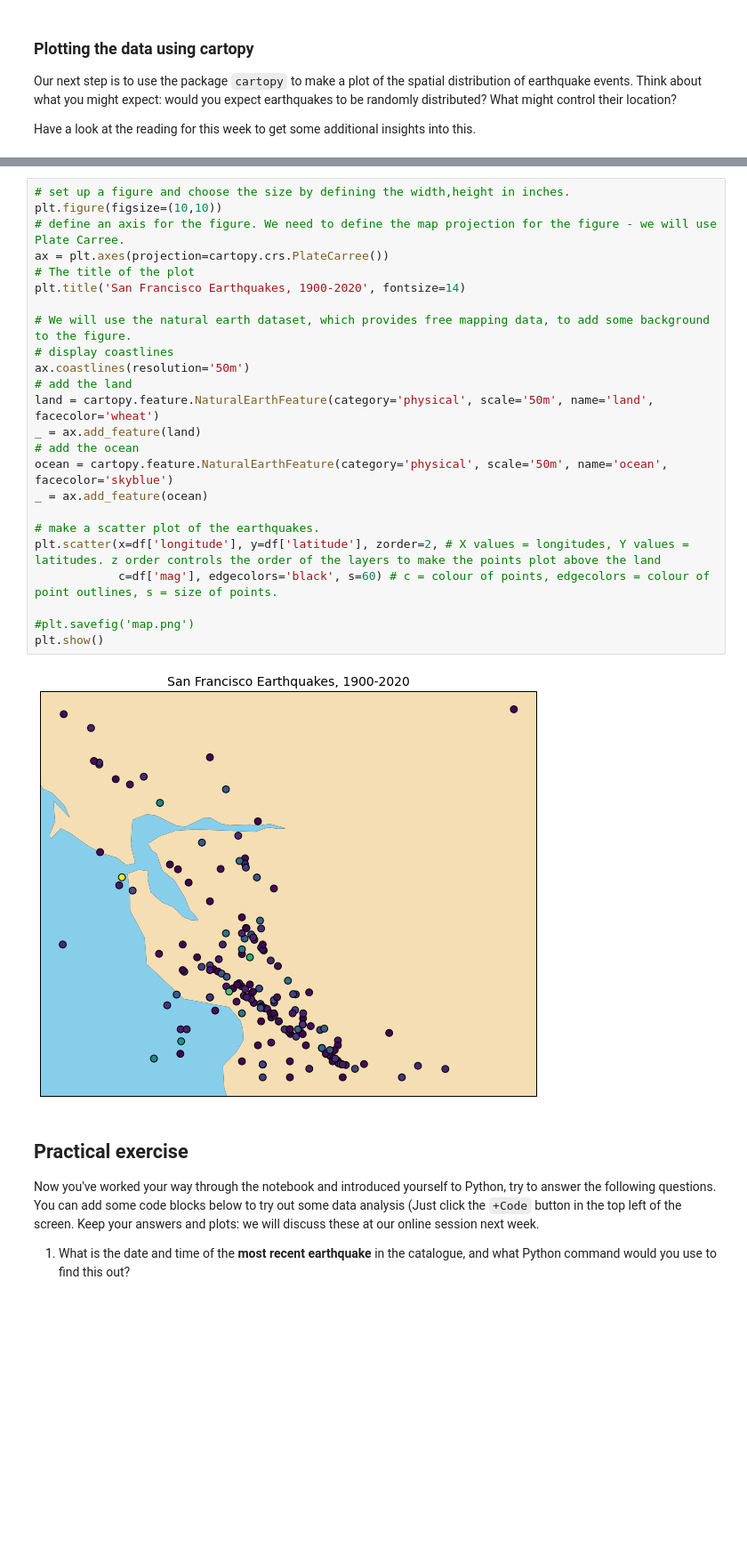
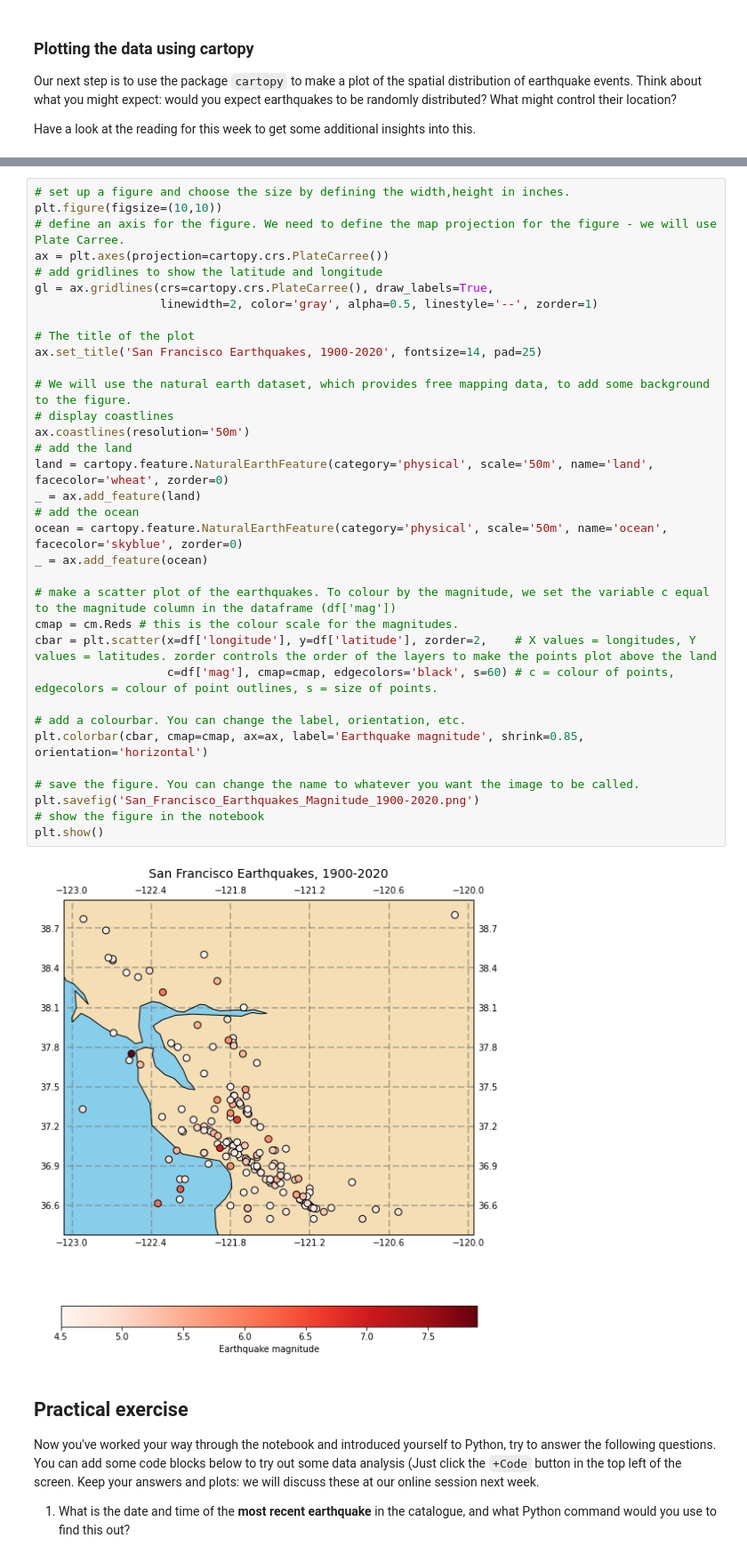
Before and after one commit to fclubb/SciRes-Earthquakes, a Jupyter notebook: Practical_1_map_plotting.ipynb, the cells around one changed output, grey strips where cells are left out. Shown at 89% size. Drawn from its saved outputs; the diff is of its cells as text; blank space fills up the shorter version.

```diff
--- a/Practical_1_map_plotting.ipynb
+++ b/Practical_1_map_plotting.ipynb
@@ -148,29 +177,39 @@ Now we're going to make the same plot, but we're going to colour the points by a
 # %%
 # set up a figure and choose the size by defining the width,height in inches.
 plt.figure(figsize=(10,10))
 # define an axis for the figure. We need to define the map projection for the figure - we will use Plate Carree.
 ax = plt.axes(projection=cartopy.crs.PlateCarree())
+# add gridlines to show the latitude and longitude
+gl = ax.gridlines(crs=cartopy.crs.PlateCarree(), draw_labels=True,
+                  linewidth=2, color='gray', alpha=0.5, linestyle='--', zorder=1)
+
 # The title of the plot
-plt.title('San Francisco Earthquakes, 1900-2020', fontsize=14)
+ax.set_title('San Francisco Earthquakes, 1900-2020', fontsize=14, pad=25)
 
 # We will use the natural earth dataset, which provides free mapping data, to add some background to the figure.
 # display coastlines
 ax.coastlines(resolution='50m')
 # add the land
-land = cartopy.feature.NaturalEarthFeature(category='physical', scale='50m', name='land', facecolor='wheat')
+land = cartopy.feature.NaturalEarthFeature(category='physical', scale='50m', name='land', facecolor='wheat', zorder=0)
 _ = ax.add_feature(land)
 # add the ocean
-ocean = cartopy.feature.NaturalEarthFeature(category='physical', scale='50m', name='ocean', facecolor='skyblue')
+ocean = cartopy.feature.NaturalEarthFeature(category='physical', scale='50m', name='ocean', facecolor='skyblue', zorder=0)
 _ = ax.add_feature(ocean)
 
-# make a scatter plot of the earthquakes.
-plt.scatter(x=df['longitude'], y=df['latitude'], zorder=2, # X values = longitudes, Y values = latitudes. z order controls the order of the layers to make the points plot above the land
-            c=df['mag'], edgecolors='black', s=60) # c = colour of points, edgecolors = colour of point outlines, s = size of points.
+# make a scatter plot of the earthquakes. To colour by the magnitude, we set the variable c equal to the magnitude column in the dataframe (df['mag'])
+cmap = cm.Reds # this is the colour scale for the magnitudes.
+cbar = plt.scatter(x=df['longitude'], y=df['latitude'], zorder=2,    # X values = longitudes, Y values = latitudes. zorder controls the order of the layers to make the points plot above the land
+                   c=df['mag'], cmap=cmap, edgecolors='black', s=60) # c = colour of points, edgecolors = colour of point outlines, s = size of points.
 
-#plt.savefig('map.png')
+# add a colourbar. You can change the label, orientation, etc.
+plt.colorbar(cbar, cmap=cmap, ax=ax, label='Earthquake magnitude', shrink=0.85, orientation='horizontal')
+
+# save the figure. You can change the name to whatever you want the image to be called.
+plt.savefig('San_Francisco_Earthquakes_Magnitude_1900-2020.png')
+# show the figure in the notebook
 plt.show()
 # %% [output]
-[figure, old version]
+[figure, new version]
 # %% [markdown]
 ## Practical exercise
 
```
Also changed, not shown: parts of 5 cells of this notebook.
